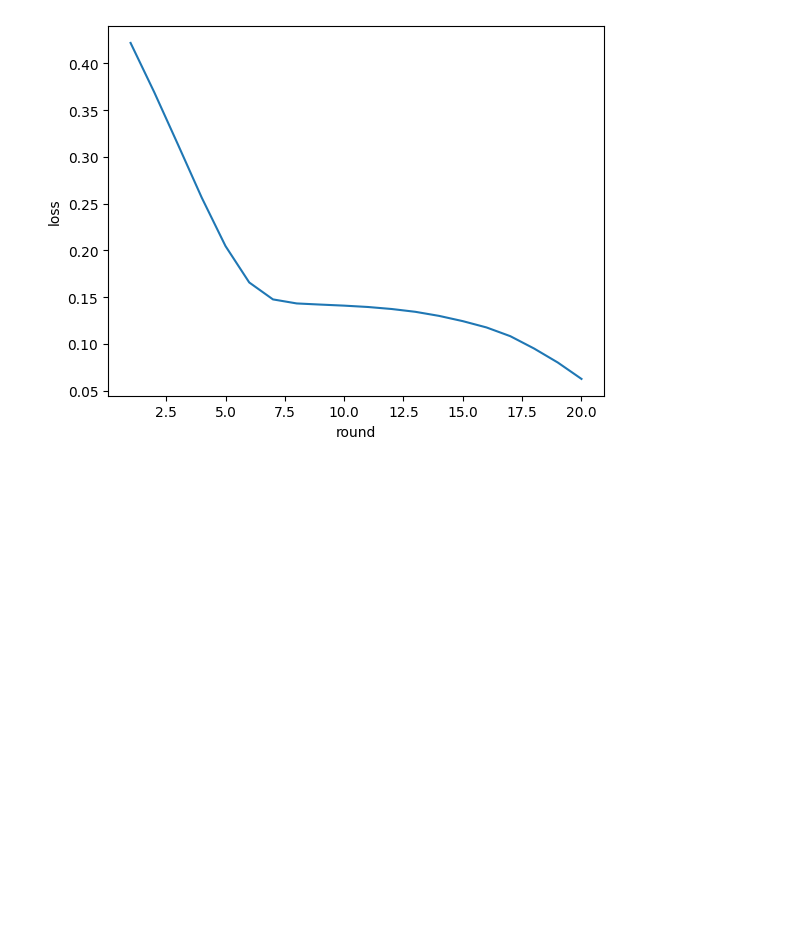
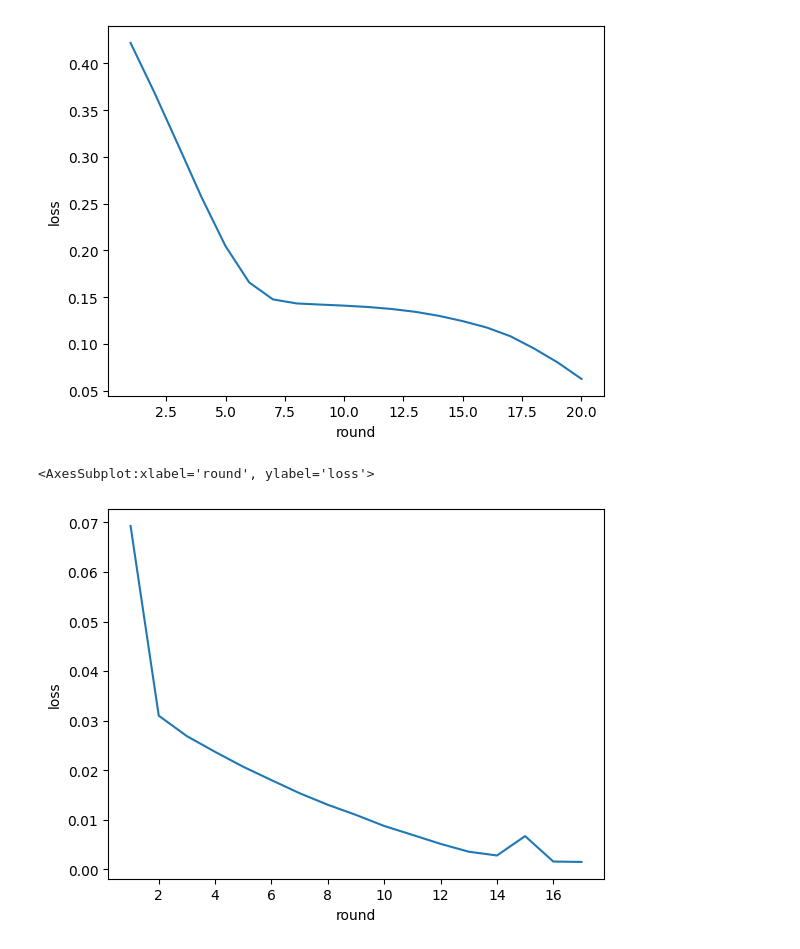
Before and after one commit to GabrielTalasso/Federated_IoT_Anomaly_Detection, a Jupyter notebook: analysis.ipynb, the cells around one changed output. Saved outputs shown, nothing was run; the diff lists cells and outputs as text; code cells hidden in the pictures; blank space fills up the shorter version.

```diff
--- a/analysis.ipynb
+++ b/analysis.ipynb
@@ -14,3 +29,10 @@ sns.lineplot(data = data.groupby('round').mean(), x = 'round', y = 'loss')
 # %% [output]
 <AxesSubplot:xlabel='round', ylabel='loss'>
 [figure]
+# %%
+
+data = pd.read_csv('./logs/bearing/LSTM/loss.csv', names = ['cid', 'round', 'loss'])
+sns.lineplot(data = data.groupby('round').mean(), x = 'round', y = 'loss')
+# %% [output]
+<AxesSubplot:xlabel='round', ylabel='loss'>
+[figure, added]
```
Also changed, not shown: parts of 4 cells of this notebook, 43 other files.
